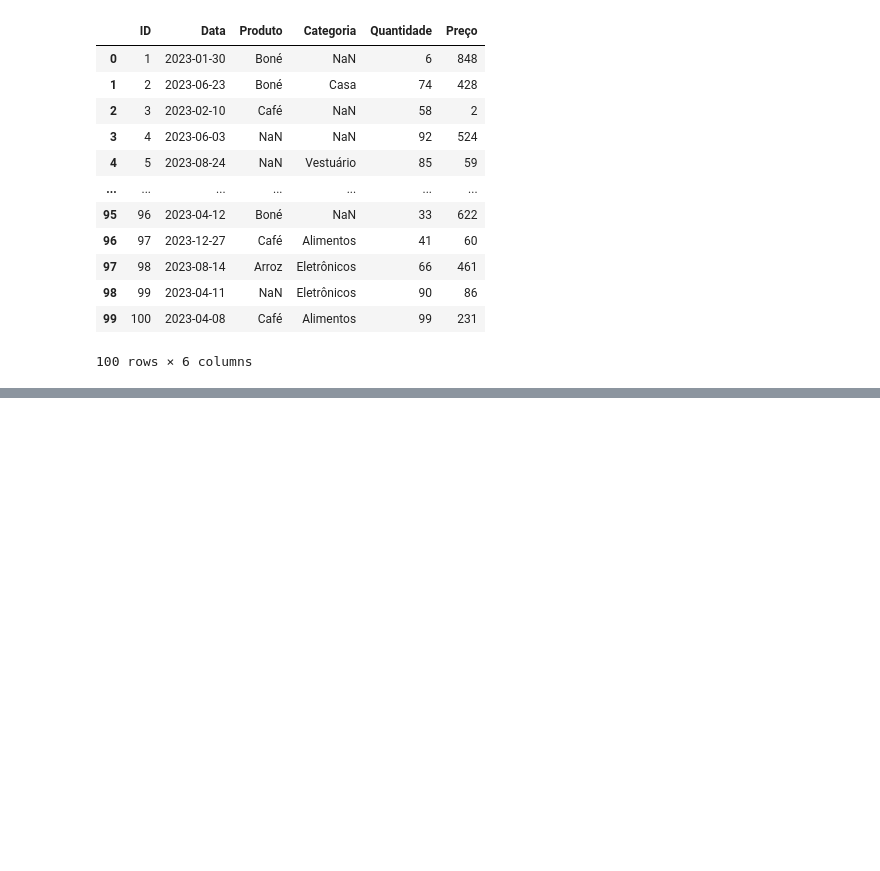
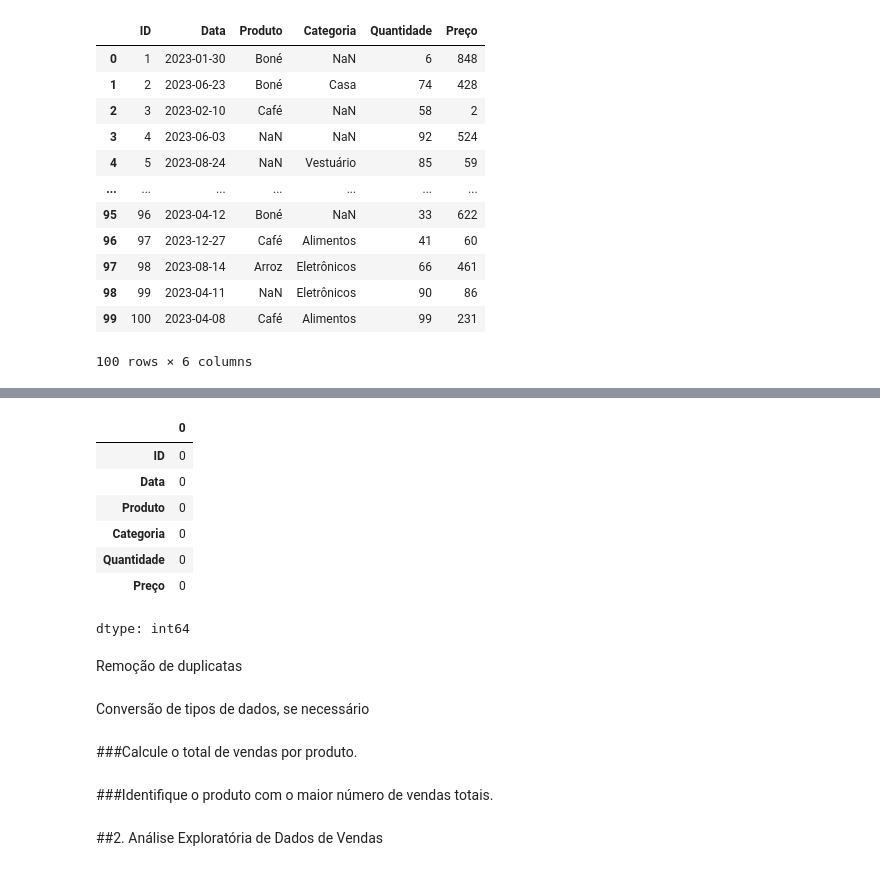
Before and after one commit to PedroTomasini/Teste_Analytics_PedroTomasini, a Jupyter notebook: Teste_Analytics_PedroTomasini.ipynb, the cells around one changed output, grey strips where cells are left out. Cells and saved outputs as stored; diff of their text form; code cells hidden in the pictures; blank space fills up the shorter version.

```diff
--- a/Teste_Analytics_PedroTomasini.ipynb
+++ b/Teste_Analytics_PedroTomasini.ipynb
@@ -64,0 +113,21 @@ dados
+# %%
+dados.isnull().sum()
+# %% [output]
+|  | 0 |
+| ID | 0 |
+| Data | 0 |
+| Produto | 0 |
+| Categoria | 0 |
+| Quantidade | 0 |
+| Preço | 0 |
+dtype: int64
+# %% [markdown]
+Remoção de duplicatas
+# %% [markdown]
+Conversão de tipos de dados, se necessário
+# %% [markdown]
+###Calcule o total de vendas por produto.
+# %% [markdown]
+###Identifique o produto com o maior número de vendas totais.
+# %% [markdown]
+##2.   Análise Exploratória de Dados de Vendas
```
Also changed, not shown: parts of 12 cells of this notebook.
